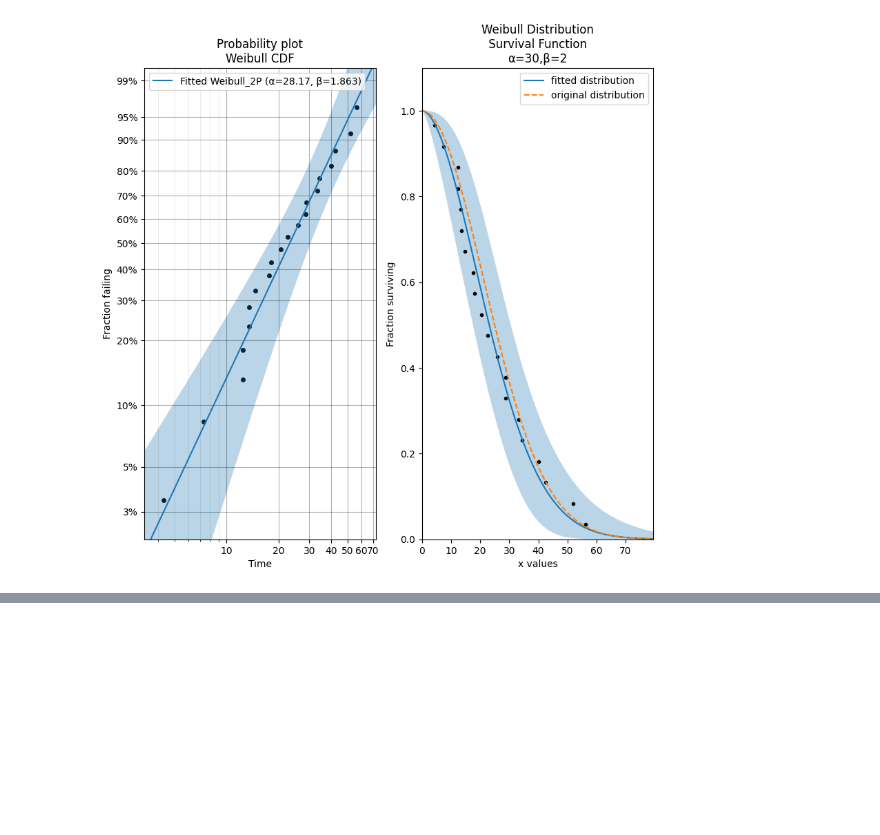
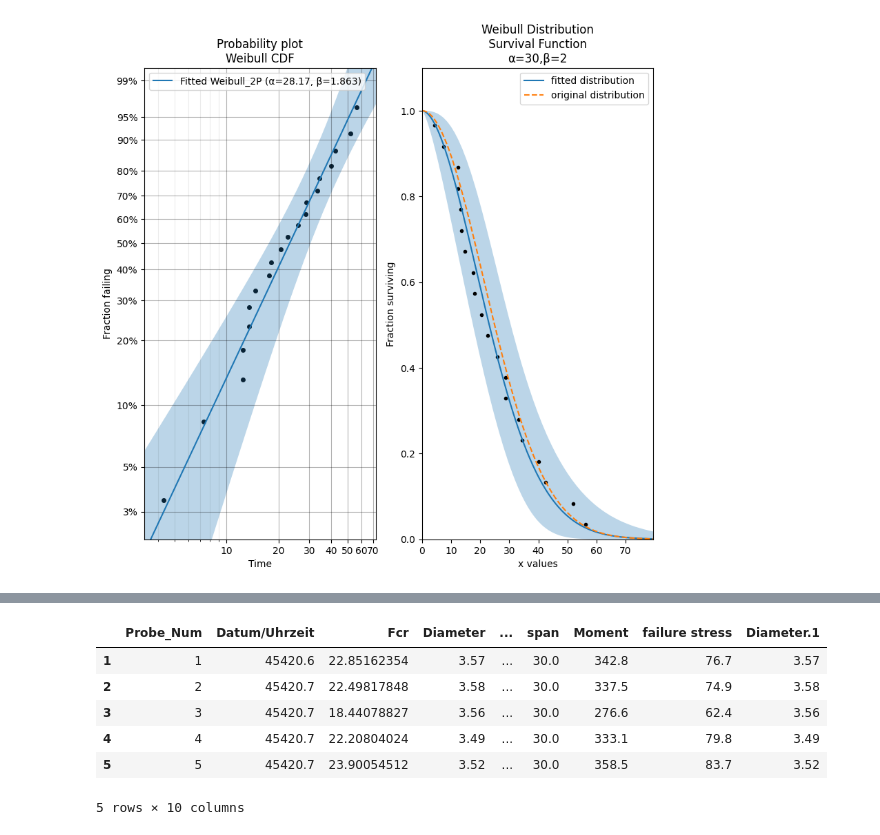
Before and after one commit to Mackus101/GlassMechAnalysis, a Jupyter notebook: analyse.ipynb, the cells around one changed output, grey strips where cells are left out. Drawn from its saved outputs; the diff is of its cells as text; code cells hidden in the pictures; blank space fills up the shorter version.

```diff
--- a/analyse.ipynb
+++ b/analyse.ipynb
@@ -32,0 +64,25 @@ Goodness of fit    Value
+# %%
+"""
+Cell generated by Data Wrangler.
+"""
+def clean_data(test_data):
+    # Drop columns: 'Unnamed: 0', 'Unnamed: 10'
+    test_data = test_data.drop(columns=['Unnamed: 0', 'Unnamed: 10'])
+    # Drop rows with missing data in column: 'Proben-Nr.'
+    test_data = test_data.dropna(subset=['Proben-Nr.'])
+    # Change column type to uint32 for column: 'Proben-Nr.'
+    test_data = test_data.astype({'Proben-Nr.': 'uint32'})
+    # Rename column 'Proben-Nr.' to 'Probe_Num'
+    test_data = test_data.rename(columns={'Proben-Nr.': 'Probe_Num'})
+    return test_data
+
+test_data_clean = clean_data(test_data.copy())
+test_data_clean.head()
+# %% [output]
+|  | Probe_Num | Datum/Uhrzeit | Fcr | Diameter | ... | span | Moment | failure stress | Diameter.1 |
+| 1 | 1 | 45420.6 | 22.85162354 | 3.57 | ... | 30.0 | 342.8 | 76.7 | 3.57 |
+| 2 | 2 | 45420.7 | 22.49817848 | 3.58 | ... | 30.0 | 337.5 | 74.9 | 3.58 |
+| 3 | 3 | 45420.7 | 18.44078827 | 3.56 | ... | 30.0 | 276.6 | 62.4 | 3.56 |
+| 4 | 4 | 45420.7 | 22.20804024 | 3.49 | ... | 30.0 | 333.1 | 79.8 | 3.49 |
+| 5 | 5 | 45420.7 | 23.90054512 | 3.52 | ... | 30.0 | 358.5 | 83.7 | 3.52 |
+5 rows × 10 columns
```
Also changed, not shown: parts of 5 cells of this notebook, 1 other file.
